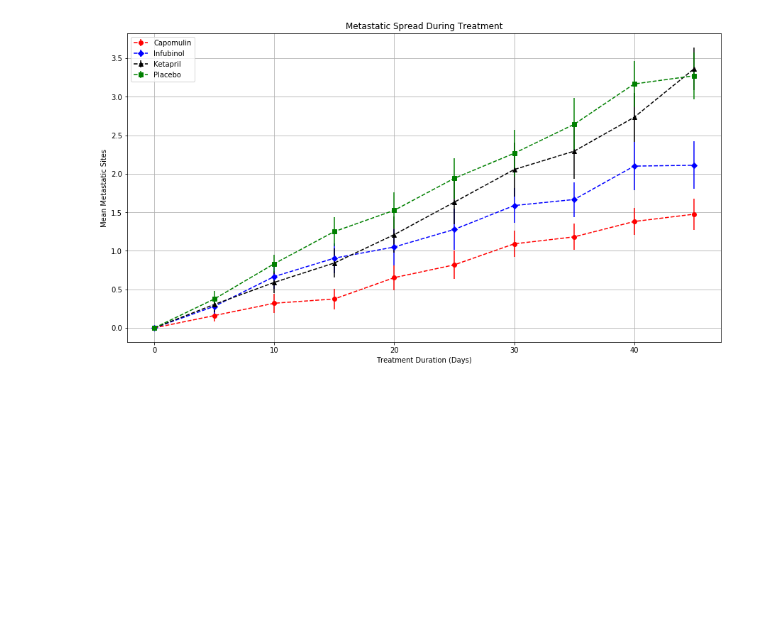
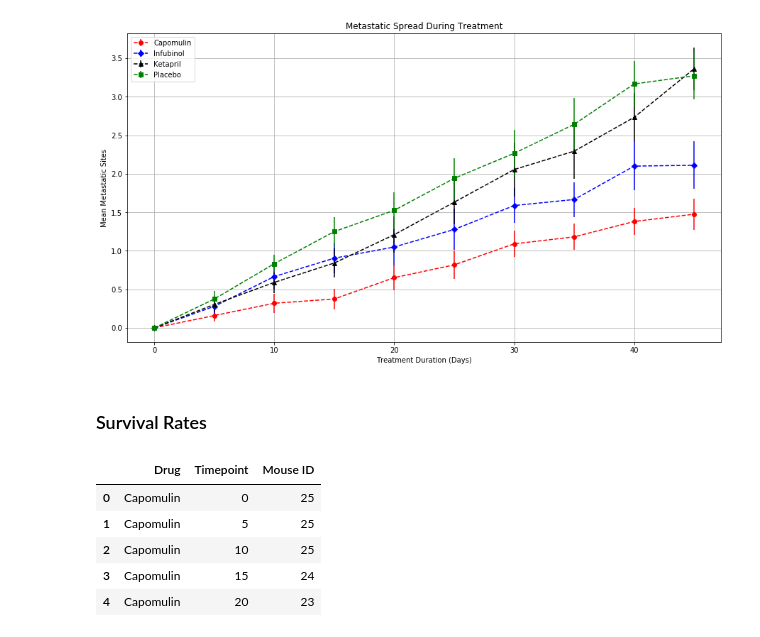
Before and after one commit to gfidanli/matplotlib-Pymaceuticals, a Jupyter notebook: Analysis.ipynb, the cells around one changed output. Cells and saved outputs as stored; diff of their text form; code cells hidden in the pictures; blank space fills up the shorter version.

```diff
--- a/Analysis.ipynb
+++ b/Analysis.ipynb
@@ -209,3 +210,23 @@ plt.legend(loc='upper left')
 plt.show()
 # %% [output]
 [figure]
+# %% [markdown]
+### Survival Rates
+# %%
+# Group dataset by Drug and Timepoint
+groups = data[['Drug','Timepoint','Mouse ID']].groupby(['Drug','Timepoint'])
+
+# Get the count of mice per grouping
+count_mice = groups.count()
+
+# Convert to Dataframe
+count_mice = count_mice.reset_index()
+
+count_mice.head()
+# %% [output]
+|  | Drug | Timepoint | Mouse ID |
+| 0 | Capomulin | 0 | 25 |
+| 1 | Capomulin | 5 | 25 |
+| 2 | Capomulin | 10 | 25 |
+| 3 | Capomulin | 15 | 24 |
+| 4 | Capomulin | 20 | 23 |
```
Also changed, not shown: parts of 4 cells of this notebook.
